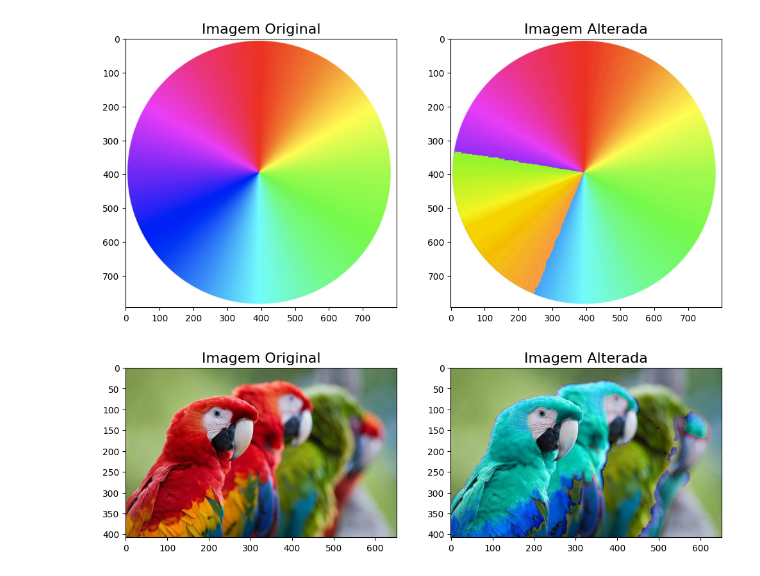
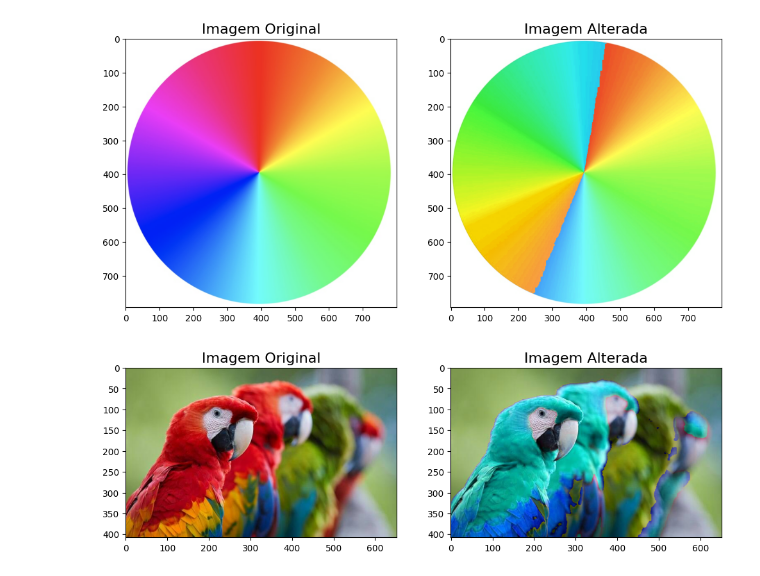
Before and after one commit to staubjoao/processamento_digital_imagens, a Jupyter notebook: trabalho01/main.ipynb, the cells around one changed output. Saved outputs shown, nothing was run; the diff lists cells and outputs as text; code cells hidden in the pictures.

Commit message:
Finalizando

```diff
--- a/trabalho01/main.ipynb
+++ b/trabalho01/main.ipynb
@@ -10,17 +10,16 @@ def alteracaoHue(path, m, x):
 
     # faz o cálculo dos limites superiores e inferiores
     # com base em 180 por aspectos da bibilioteca cv2
-    limite_superior = np.mod((m + x)/2, 180)
-    limite_inferior = np.mod((m - x)/2, 180)
+    limite_superior = ((m + x) / 2) % 180
+    limite_inferior = ((m - x) / 2) % 180
     # cria matrizes booleanas de acordo com as condições
 
     # separa as matizes h, s e v
     h, s , v = cv2.split(image_hsv)
 
-    # de começo e fim do círculo HSV delimitado pelo
-    # usuário
-    inicio = h <= limite_superior
-    final = h >= limite_inferior
+    # de começo e fim do círculo HSV delimitado pelos parametros
+    inicio = h >= limite_inferior
+    final = h <= limite_superior
 
     # realiza o casting para o tipo np.uint16
     h = h.astype(np.uint16)
@@ -28,9 +27,9 @@ def alteracaoHue(path, m, x):
     # delimita qual operação será usada dependendo da
     # condição de que o limite inferior é menor do que
     # o limite superior
-    operation = inicio & final if limite_inferior < limite_superior else inicio | final
+    operacao = inicio & final if limite_inferior < limite_superior else inicio | final
     # realiaza a operação (podendo ser união ou interseção)
-    h[operation] = np.mod(h[operation] + 90, 180).astype(np.uint8)
+    h[operacao] = np.mod(h[operacao] + 90, 180).astype(np.uint8)
 
     #volta para o valor normal
     h = h.astype(np.uint8)
@@ -52,9 +51,9 @@ def alteracaoHue(path, m, x):
     plt.title("Imagem Alterada", fontsize = 16)
     plt.show()
 # %%
-alteracaoHue('./circulo_cromatico.jpeg', 240, 30)
+alteracaoHue('./circulo_cromatico.jpeg', 290, 80)
 # %% [output]
-[figure, old version]
+[figure, new version]
 # %%
 alteracaoHue('./aves.jpg', 20, 38)
 # %% [output]
```
Also changed, not shown: parts of 2 cells of this notebook, 4 other files.
